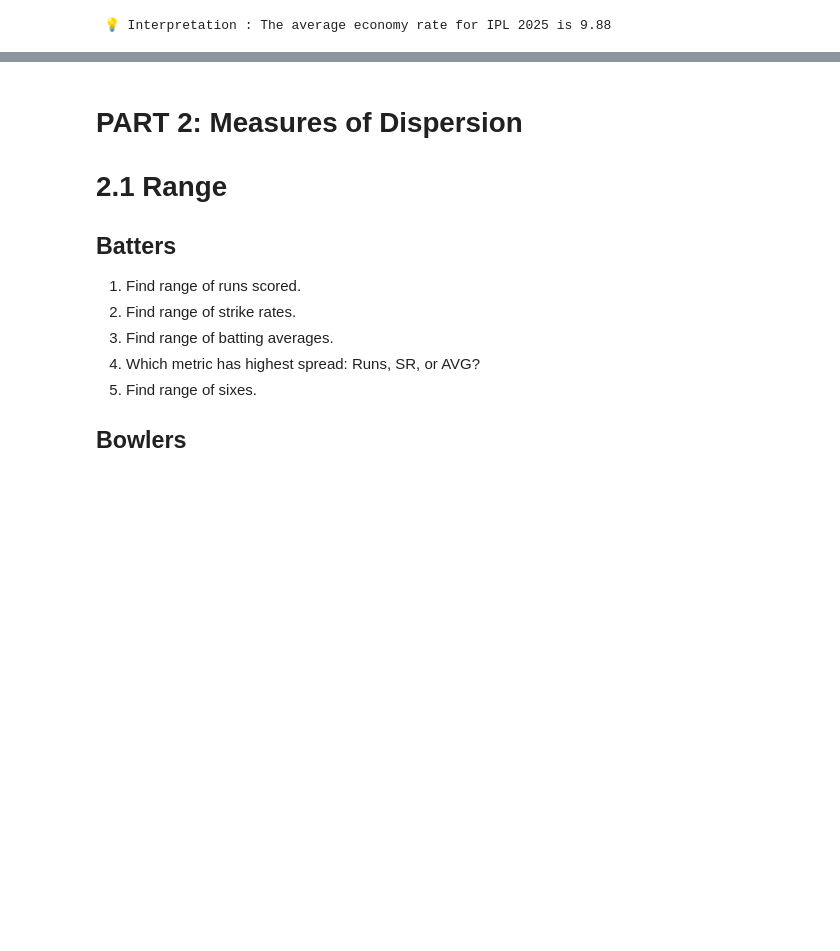
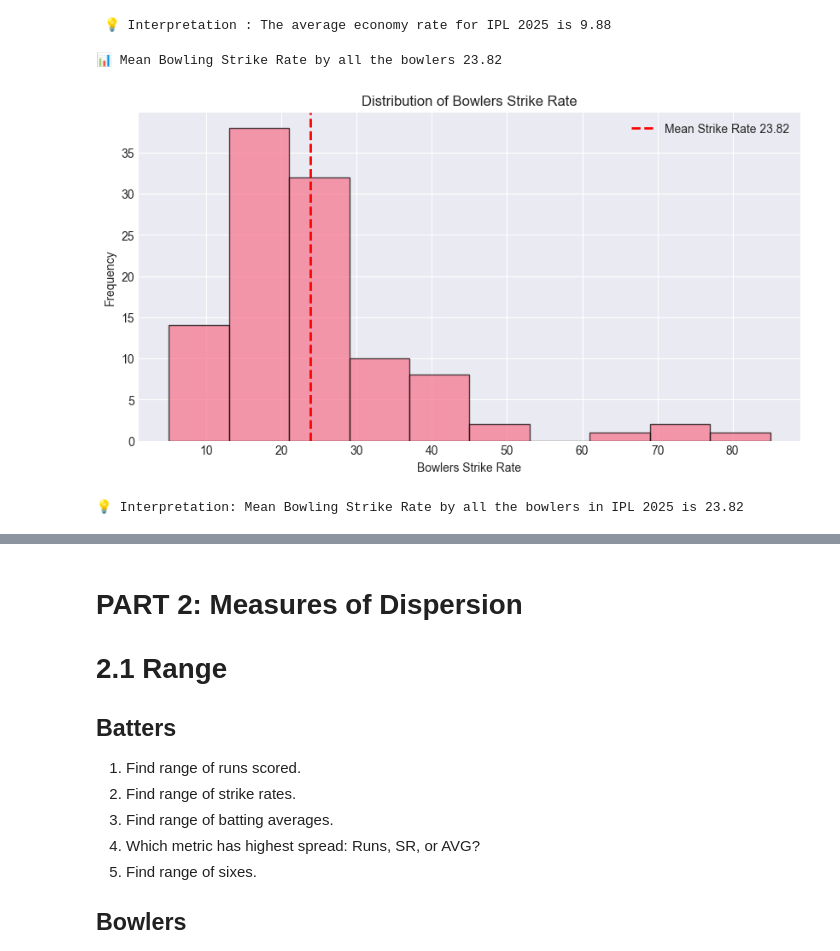
Before and after one commit to shahyash1136/data-analyst-porjects, a Jupyter notebook: IPL_2025_jupyterbook/index.ipynb, the cells around one changed output, grey strips where cells are left out. Cells and saved outputs as stored; diff of their text form; code cells hidden in the pictures; blank space fills up the shorter version.

Commit message:
completed more mean question

```diff
--- a/IPL_2025_jupyterbook/index.ipynb
+++ b/IPL_2025_jupyterbook/index.ipynb
@@ -440,5 +475,31 @@ print(f"\n 💡 Interpretation : The average economy rate for IPL 2025 is {avg_e
  💡 Interpretation : The average economy rate for IPL 2025 is 9.88
 # %%
 # 3. Find average bowling strike rate (SR).
+mean_strikerate = df_bowlers["SR"].mean()
+print(f"\n📊 Mean Bowling Strike Rate by all the bowlers {mean_strikerate:.2f}")
+
+plt.figure(figsize=(10, 5))
+plt.hist(df_bowlers["SR"], bins=10, alpha=0.7, edgecolor="black")
+plt.axvline(
+    mean_strikerate,
+    linestyle="--",
+    linewidth=2,
+    color="red",
+    label=f"Mean Strike Rate {mean_strikerate:.2f}",
+)
+
+plt.xlabel("Bowlers Strike Rate")
+plt.ylabel("Frequency")
+plt.title("Distribution of Bowlers Strike Rate")
+plt.legend()
+plt.show()
+
+print(
+    f"\n💡 Interpretation: Mean Bowling Strike Rate by all the bowlers in IPL 2025 is {mean_strikerate:.2f}"
+)
+# %% [output]
+📊 Mean Bowling Strike Rate by all the bowlers 23.82
+[figure, added]
+💡 Interpretation: Mean Bowling Strike Rate by all the bowlers in IPL 2025 is 23.82
 # %%
 # 4. Which bowler has wickets closest to mean wickets?
```
Also changed, not shown: parts of 7 cells of this notebook.
